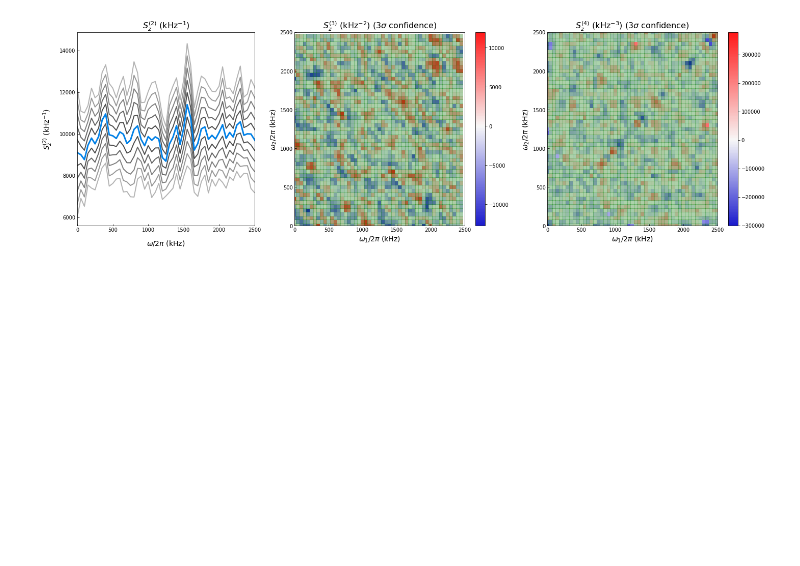
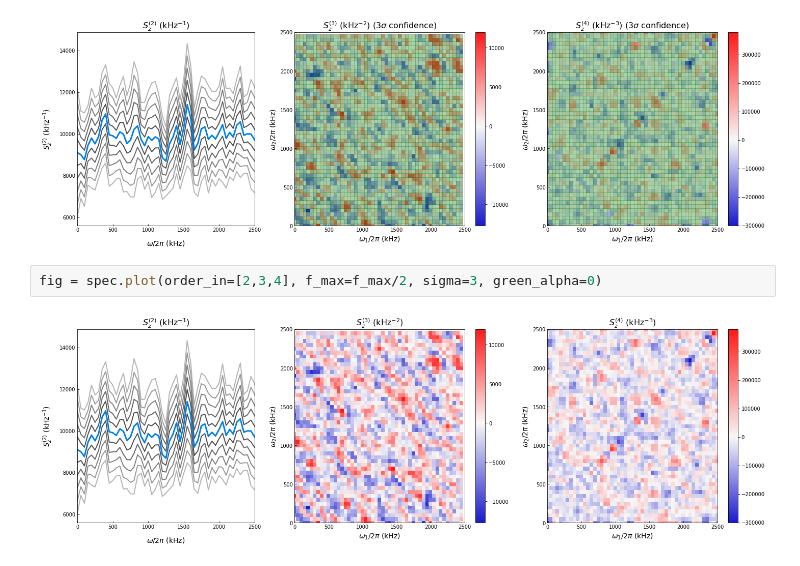
Before and after one commit to MarkusSifft/SignalSnap, a Jupyter notebook: Examples/Calculating Spectra from Numpy Array.ipynb, the cells around one changed output. Saved outputs shown, nothing was run; the diff lists cells and outputs as text; blank space fills up the shorter version.

Commit message:
added example plots

```diff
--- a/Examples/Calculating Spectra from Numpy Array.ipynb
+++ b/Examples/Calculating Spectra from Numpy Array.ipynb
@@ -41,3 +41,7 @@ fig = spec.plot(order_in=[2], f_max=f_max/2)
 fig = spec.plot(order_in=[2,3,4], f_max=f_max/2, sigma=3)
 # %% [output]
 [figure]
+# %%
+fig = spec.plot(order_in=[2,3,4], f_max=f_max/2, sigma=3, green_alpha=0)
+# %% [output]
+[figure, added]
```
Also changed, not shown: 2 other files.
